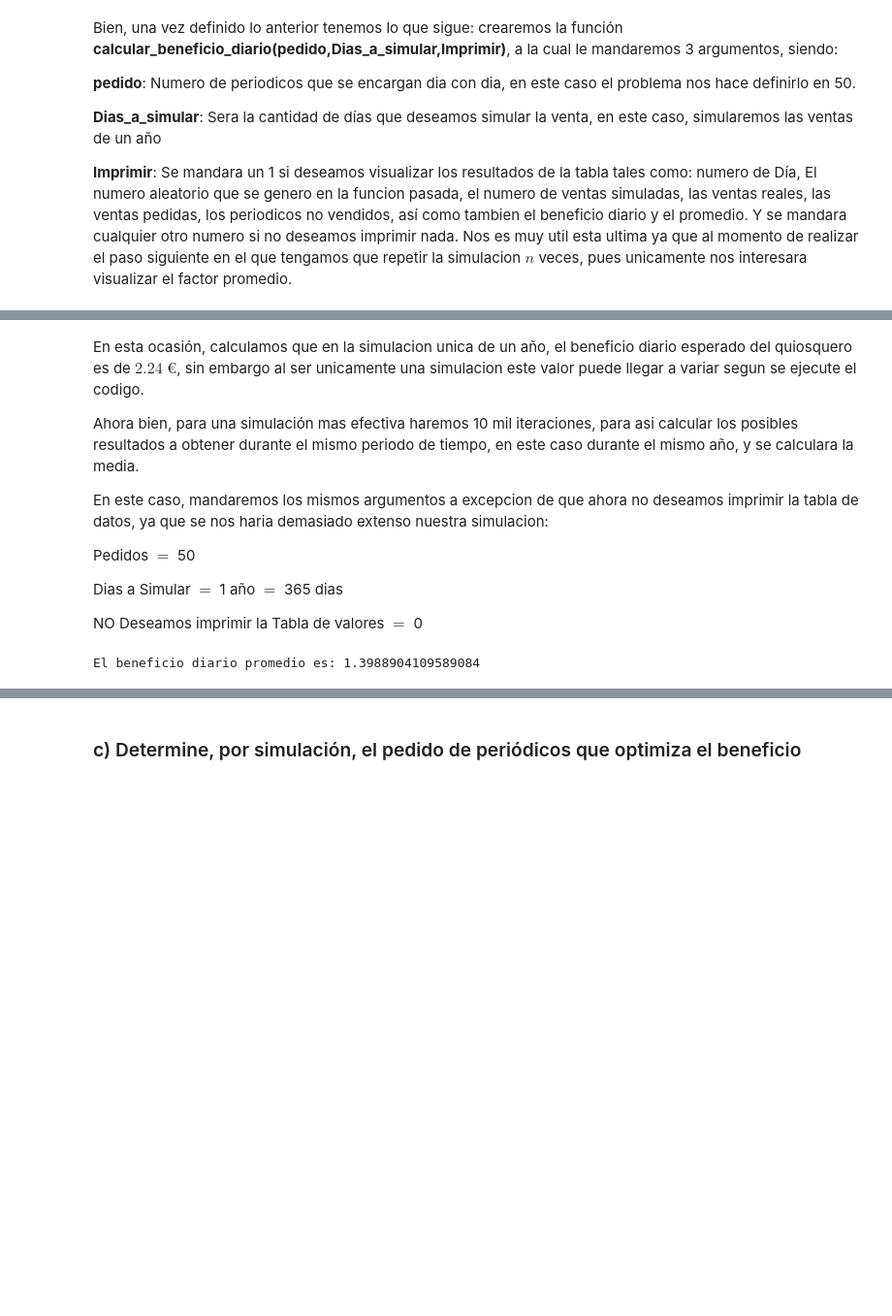
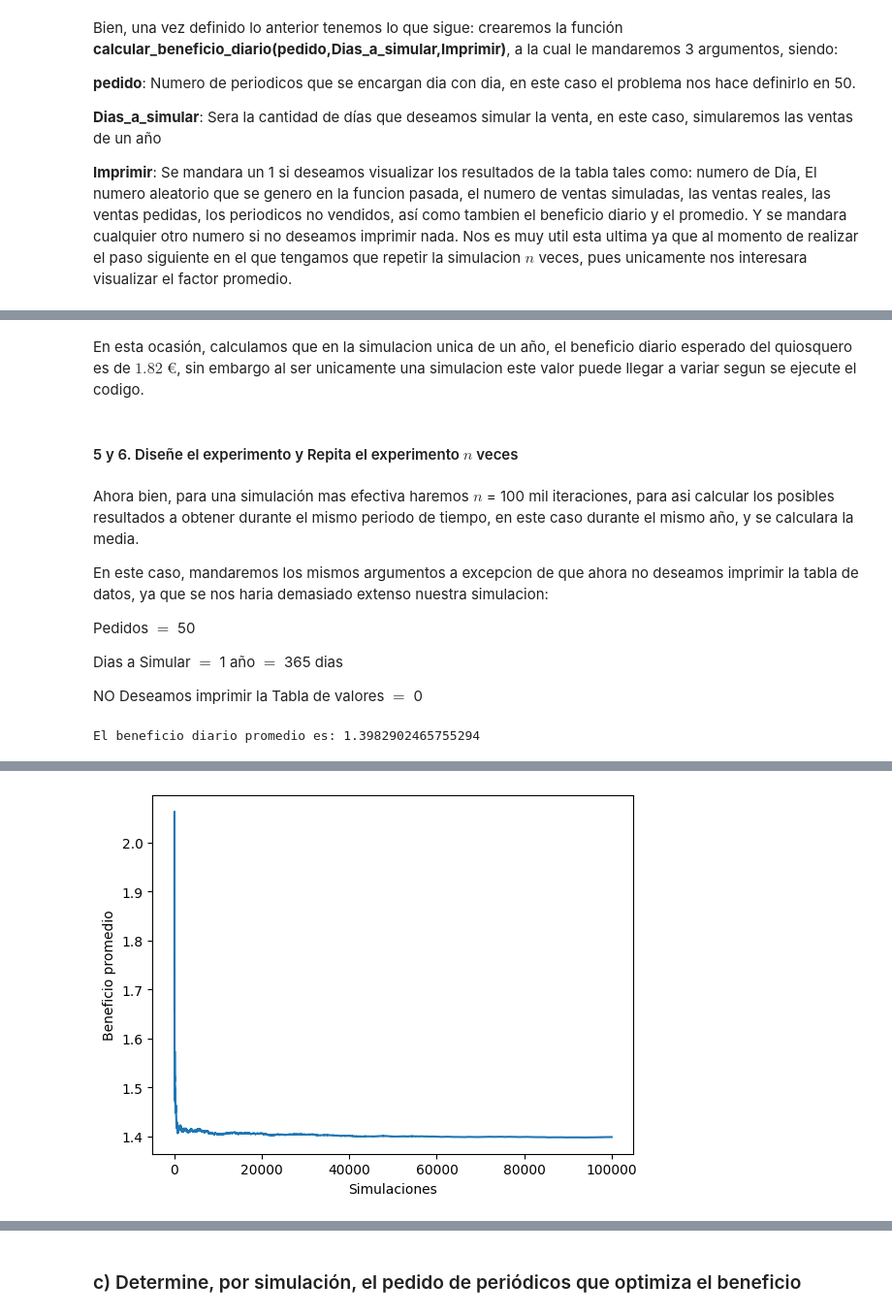
Before and after one commit to NIETOCAMBRON7/Simulacion-2, a Jupyter notebook: Exmen/Ejercicio2_Exámen.ipynb, the cells around one changed output, grey strips where cells are left out. Shown at 97% size. Cells and saved outputs as stored; diff of their text form; code cells hidden in the pictures; blank space fills up the shorter version.

```diff
--- a/Exmen/Ejercicio2_Exámen.ipynb
+++ b/Exmen/Ejercicio2_Exámen.ipynb
@@ -144,7 +156,20 @@ El beneficio promedio diario es: 2.24
+# %% [markdown]
+En esta ocasión, calculamos que en la simulacion unica de un año, el beneficio diario esperado del quiosquero es de $1.82$ $ € $, sin embargo al ser unicamente una simulacion este valor puede llegar a variar segun se ejecute el codigo.
+# %% [markdown]
+#### 5 y 6. Diseñe el experimento y Repita el experimento $n$ veces
+# %%
+def Repetir_experimento(n):
+  resultados = []
+  medias_acumuladas = []
+  for i in range(n):
+      resultado = calcular_beneficio_diario(50, 365, 0)
+      resultados.append(resultado)
+      media_acumulada = sum(resultados) / len(resultados)
+      medias_acumuladas.append(media_acumulada)
+
+  return resultados, medias_acumuladas
 # %% [markdown]
-En esta ocasión, calculamos que en la simulacion unica de un año, el beneficio diario esperado del quiosquero es de $2.24$ $ € $, sin embargo al ser unicamente una simulacion este valor puede llegar a variar segun se ejecute el codigo.
-
-Ahora bien, para una simulación mas efectiva haremos 10 mil iteraciones, para asi calcular los posibles resultados a obtener durante el mismo periodo de tiempo, en este caso durante el mismo año, y se calculara la media.
+Ahora bien, para una simulación mas efectiva haremos $n$ = 100 mil iteraciones, para asi calcular los posibles resultados a obtener durante el mismo periodo de tiempo, en este caso durante el mismo año, y se calculara la media.
 
 En este caso, mandaremos los mismos argumentos a excepcion de que ahora no deseamos imprimir la tabla de datos, ya que se nos haria demasiado extenso nuestra simulacion:
 
@@ -154,13 +179,18 @@ Dias a Simular $=$ 1 año $=$ 365 dias
 
 NO Deseamos imprimir la Tabla de valores $=$ 0
 # %%
-resultados = []
-for i in range(10000):
-    resultado = calcular_beneficio_diario(50, 365, 0)
-    resultados.append(resultado)
-
+n=100000
+resultados, medias_acumuladas = Repetir_experimento(n)
 # Calculamos la media de los resultados y la imprimimos en pantalla
 media = sum(resultados) / len(resultados)
 print("El beneficio diario promedio es:", media)
 # %% [output]
-El beneficio diario promedio es: 1.3988904109589084
+El beneficio diario promedio es: 1.3982902465755294
+# %%
+import matplotlib.pyplot as plt
+
+plt.plot(range(1, n+1), medias_acumuladas)
+plt.xlabel('Simulaciones')
+plt.ylabel('Beneficio promedio')
+plt
+# %% [output]
@@ -167 +198,2 @@ El beneficio diario promedio es: 1.3988904109589084
+[figure, added]
 # %% [markdown]
```
Also changed, not shown: parts of 13 cells of this notebook.
